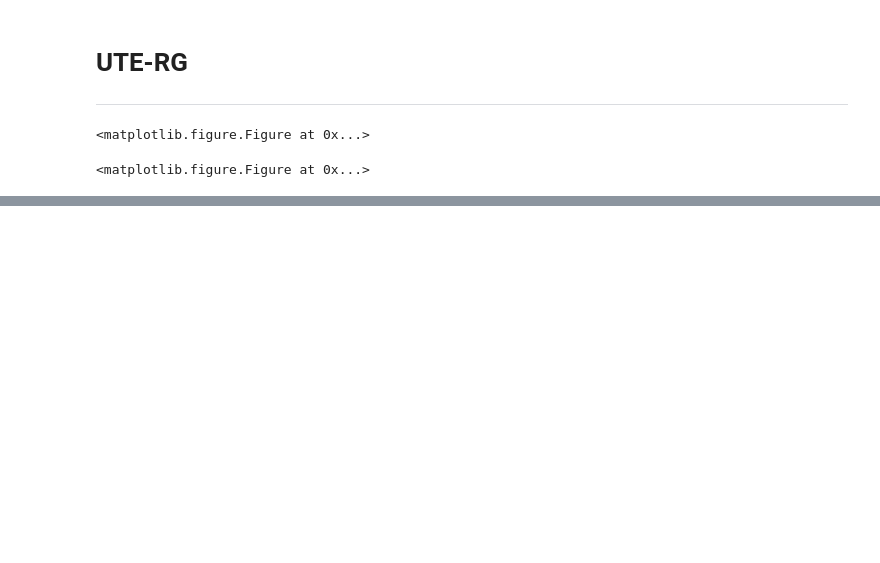
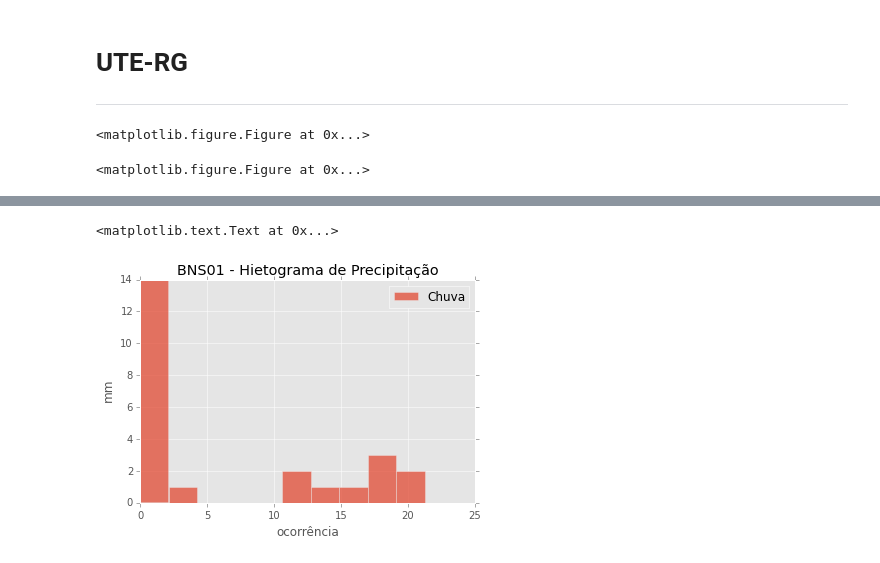
Before and after one commit to zrhans/python, a Jupyter notebook: exemplos/ute_rg.ipynb, the cells around one changed output, grey strips where cells are left out. Drawn from its saved outputs; the diff is of its cells as text; code cells hidden in the pictures; blank space fills up the shorter version.

```diff
--- a/exemplos/ute_rg.ipynb
+++ b/exemplos/ute_rg.ipynb
@@ -293,0 +303,12 @@ plt.ylabel('mm')
+# %%
+#Gerando grafico:-> Chuva
+namevar = "BNS01 - Hietograma de Precipitação"
+chuva = ndf['Chuva'].resample('D', how='sum')
+chuva *= 10e-4
+chuva.plot(kind='hist', orientation='vertical', alpha=.75,legend=True,title=namevar)
+
+plt.ylabel('mm')
+plt.xlabel(u'ocorrência')
+# %% [output]
+<matplotlib.text.Text at 0x...>
+[figure, added]
```
Also changed, not shown: parts of 34 cells of this notebook.
